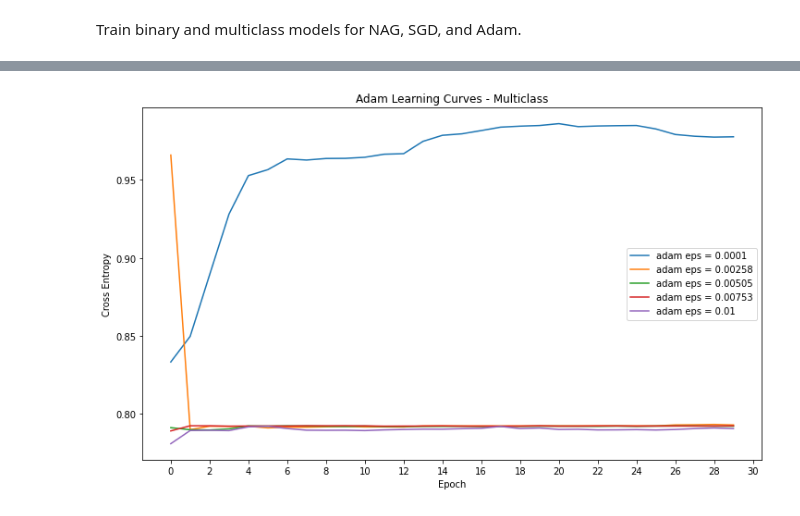
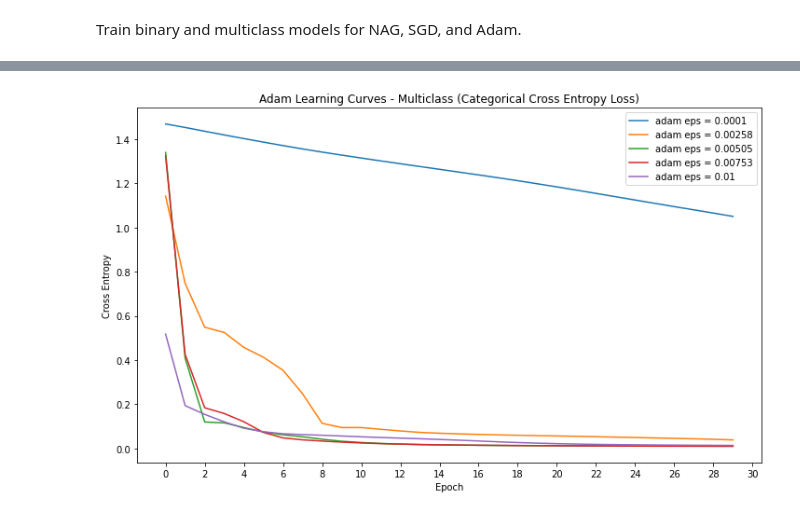
Before and after one commit to billnunn/Assessment-4-Bill-Mo-Oliver, a Jupyter notebook: Mo_Evidence/Adam.ipynb, the cells around one changed output, grey strips where cells are left out. Drawn from its saved outputs; the diff is of its cells as text; code cells hidden in the pictures.

```diff
--- a/Mo_Evidence/Adam.ipynb
+++ b/Mo_Evidence/Adam.ipynb
@@ -189,18 +214,18 @@ plt.show()
 # %%
 fig = plt.figure(figsize=(12,7))
 
-plt.title('Adam Learning Curves - Multiclass')
+plt.title('Adam Learning Curves - Multiclass (Categorical Cross Entropy Loss)')
 plt.xlabel('Epoch')
 plt.xticks(ticks=range(0,32,2))
 plt.ylabel('Cross Entropy')
 
-plt.plot(adam_categ_history_1.history['val_accuracy'],label='adam eps = 0.0001')
-plt.plot(adam_categ_history_2.history['val_accuracy'],label='adam eps = 0.00258')
-plt.plot(adam_categ_history_3.history['val_accuracy'],label='adam eps = 0.00505')
-plt.plot(adam_categ_history_4.history['val_accuracy'],label='adam eps = 0.00753')
-plt.plot(adam_categ_history_5.history['val_accuracy'],label='adam eps = 0.01')
+plt.plot(adam_categ_history_1.history['val_loss'],label='adam eps = 0.0001')
+plt.plot(adam_categ_history_2.history['val_loss'],label='adam eps = 0.00258')
+plt.plot(adam_categ_history_3.history['val_loss'],label='adam eps = 0.00505')
+plt.plot(adam_categ_history_4.history['val_loss'],label='adam eps = 0.00753')
+plt.plot(adam_categ_history_5.history['val_loss'],label='adam eps = 0.01')
 
 plt.legend()
 plt.show()
 # %% [output]
-[figure, old version]
+[figure, new version]
```
Also changed, not shown: parts of 19 cells of this notebook, 3 other files.
